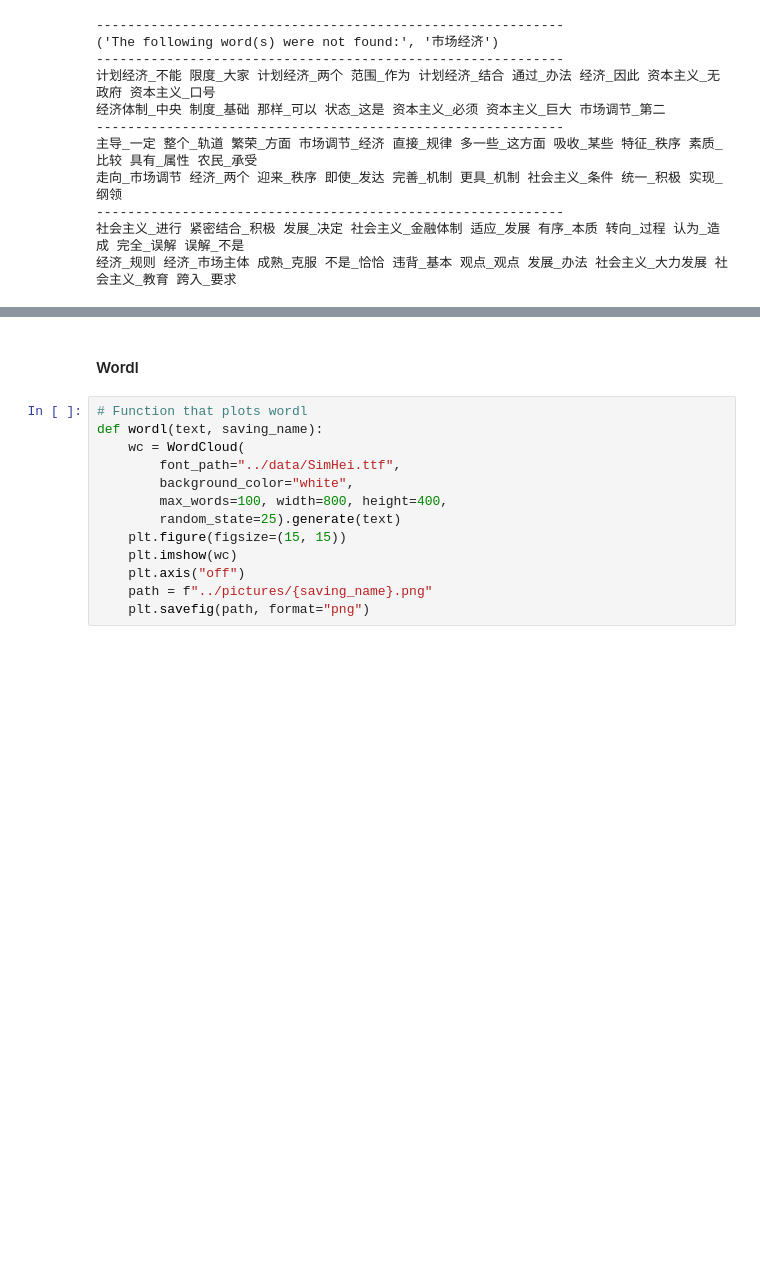
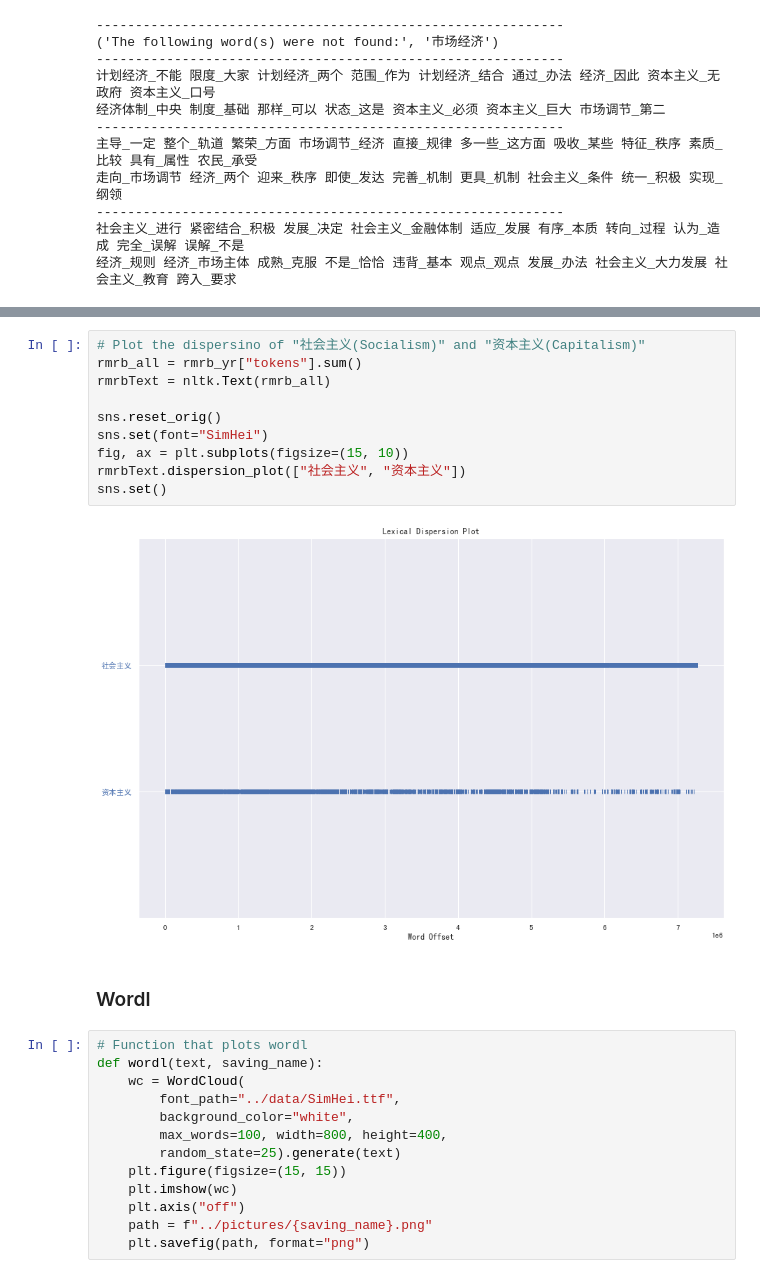
Before and after one commit to WMhYang/EconContent, a Jupyter notebook: codes/counting.ipynb, the cells around one changed output, grey strips where cells are left out. Cells and saved outputs as stored; diff of their text form; blank space fills up the shorter version.

```diff
--- a/codes/counting.ipynb
+++ b/codes/counting.ipynb
@@ -336,5 +432,17 @@ sns.set()
+# %%
+# Plot the dispersino of "社会主义(Socialism)" and "资本主义(Capitalism)"
+rmrb_all = rmrb_yr["tokens"].sum()
+rmrbText = nltk.Text(rmrb_all)
+
+sns.reset_orig()
+sns.set(font="SimHei")
+fig, ax = plt.subplots(figsize=(15, 10))
+rmrbText.dispersion_plot(["社会主义", "资本主义"])
+sns.set()
+# %% [output]
+[figure, added]
 # %% [markdown]
-#### Wordl
+### Wordl
 # %%
 # Function that plots wordl
 def wordl(text, saving_name):
```
Also changed, not shown: parts of 18 cells of this notebook.
